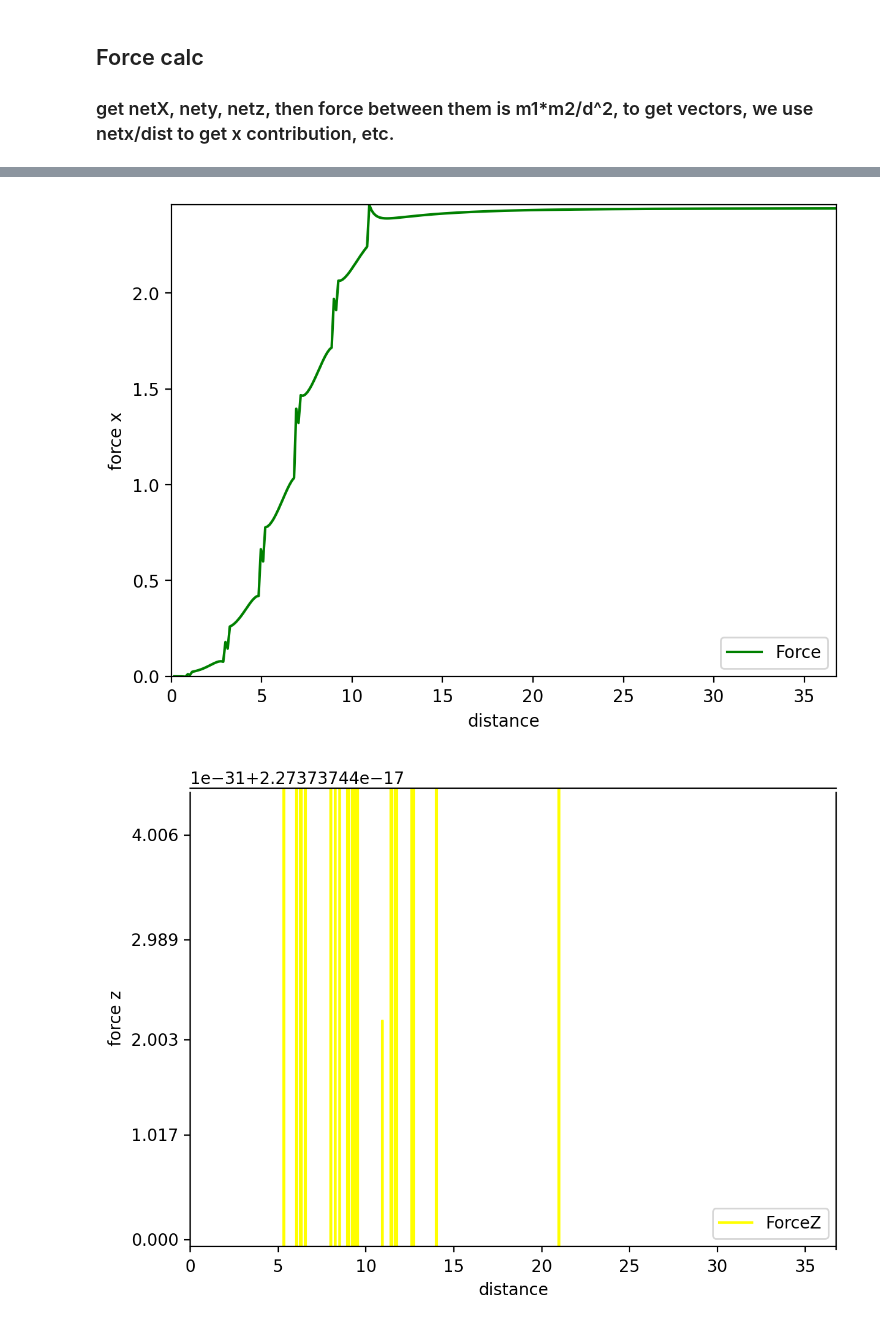
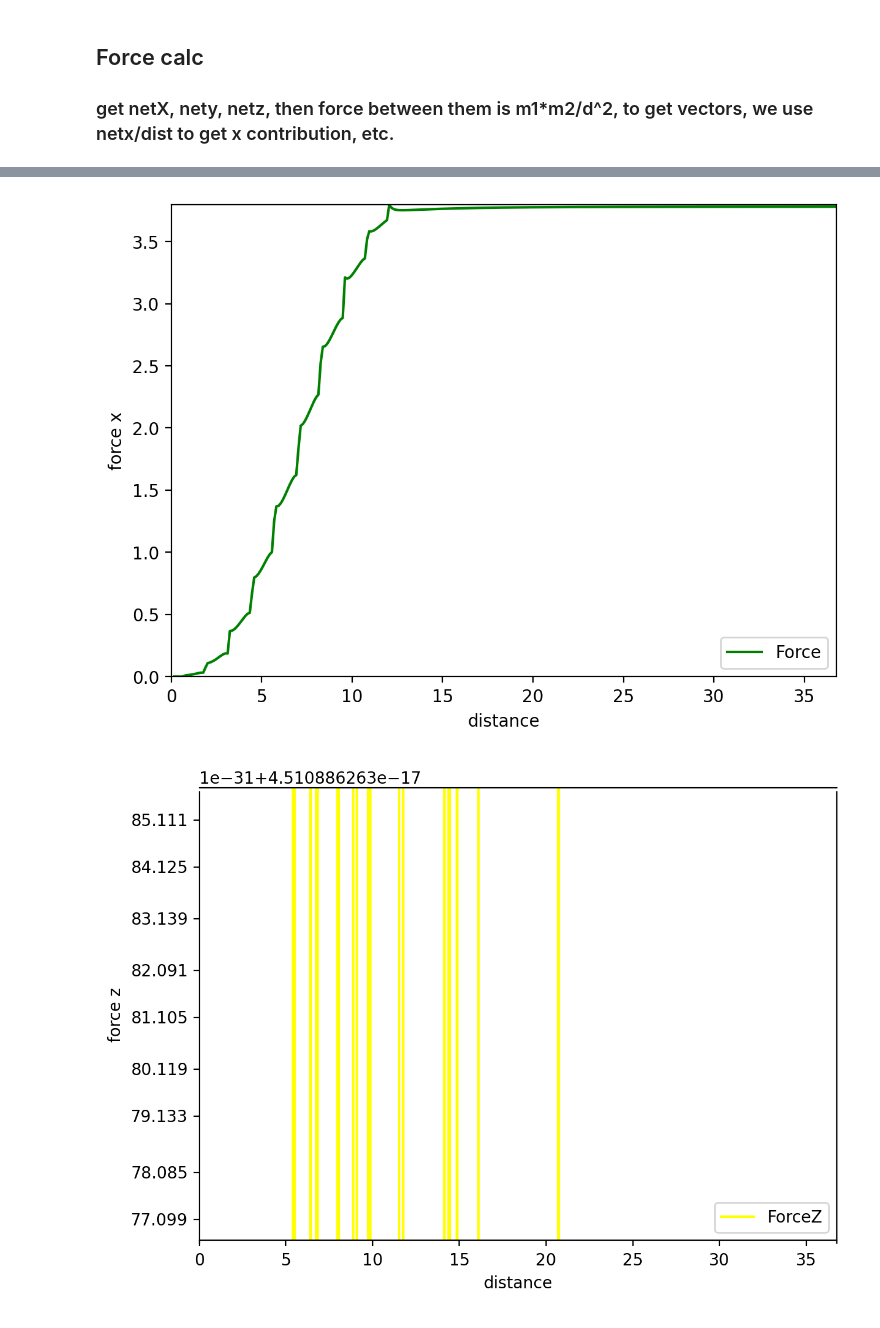
Before and after one commit to tomandersen/rzero, a Jupyter notebook: jupyter/TestSphereAttraction.ipynb, the cells around one changed output, grey strips where cells are left out. Cells and saved outputs as stored; diff of their text form; code cells hidden in the pictures.

```diff
--- a/jupyter/TestSphereAttraction.ipynb
+++ b/jupyter/TestSphereAttraction.ipynb
@@ -46,7 +46,7 @@ rS1 = 7 # size of spheres
 rS2 = 7 # size of spheres
 volS1 = (4/3*np.pi*rS1*rS1*rS1)
 volS2 = (4/3*np.pi*rS2*rS2*rS2)
-numPoints = 8 # (2*numPoints)**3 points in the sphere use even numbers only so as to not get an infinite mass density...
+numPoints = 15 # (2*numPoints)**3 points in the sphere use even numbers only so as to not get an infinite mass density...
 m1 = 5
 m2 = 5
 cellSize1 = rS1/(2*numPoints)
@@ -259,2 +259,2 @@ totalForce40: 0.5997202738098777
-[figure, old version]
+[figure, new version]
-[figure, old version]
+[figure, new version]
```
Also changed, not shown: parts of 1 cell of this notebook.
